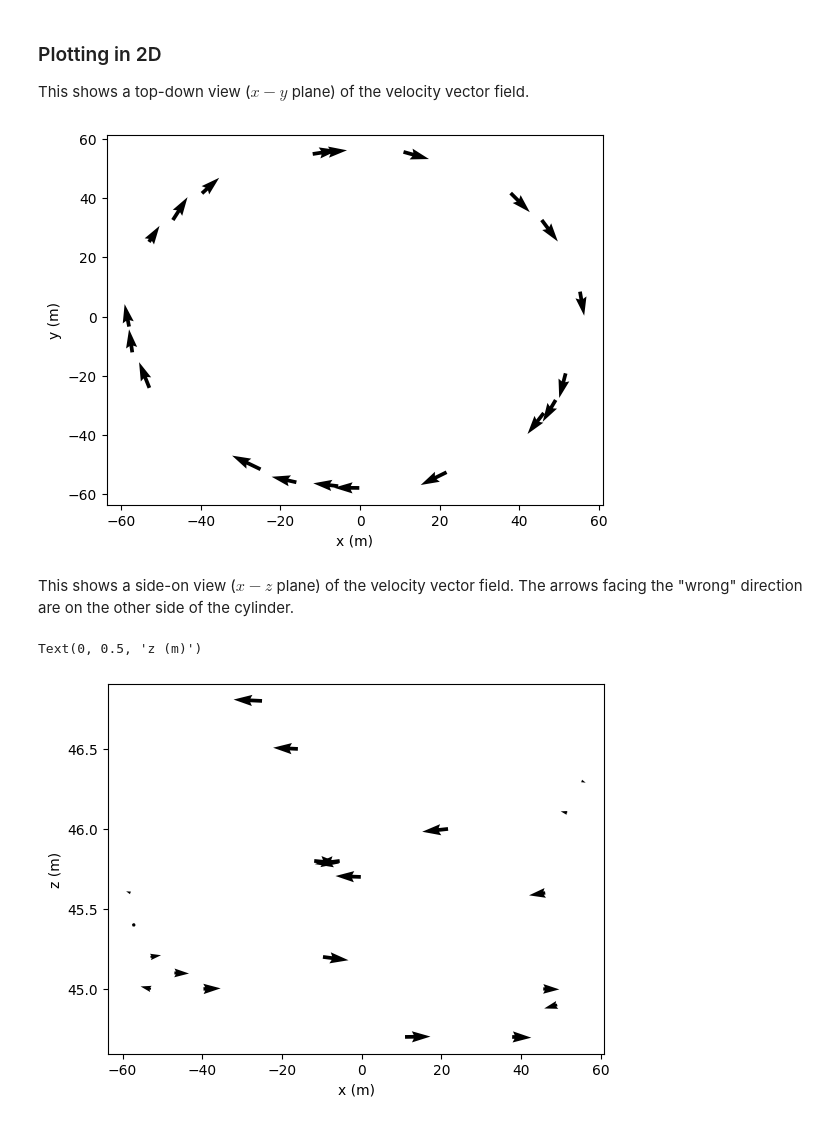
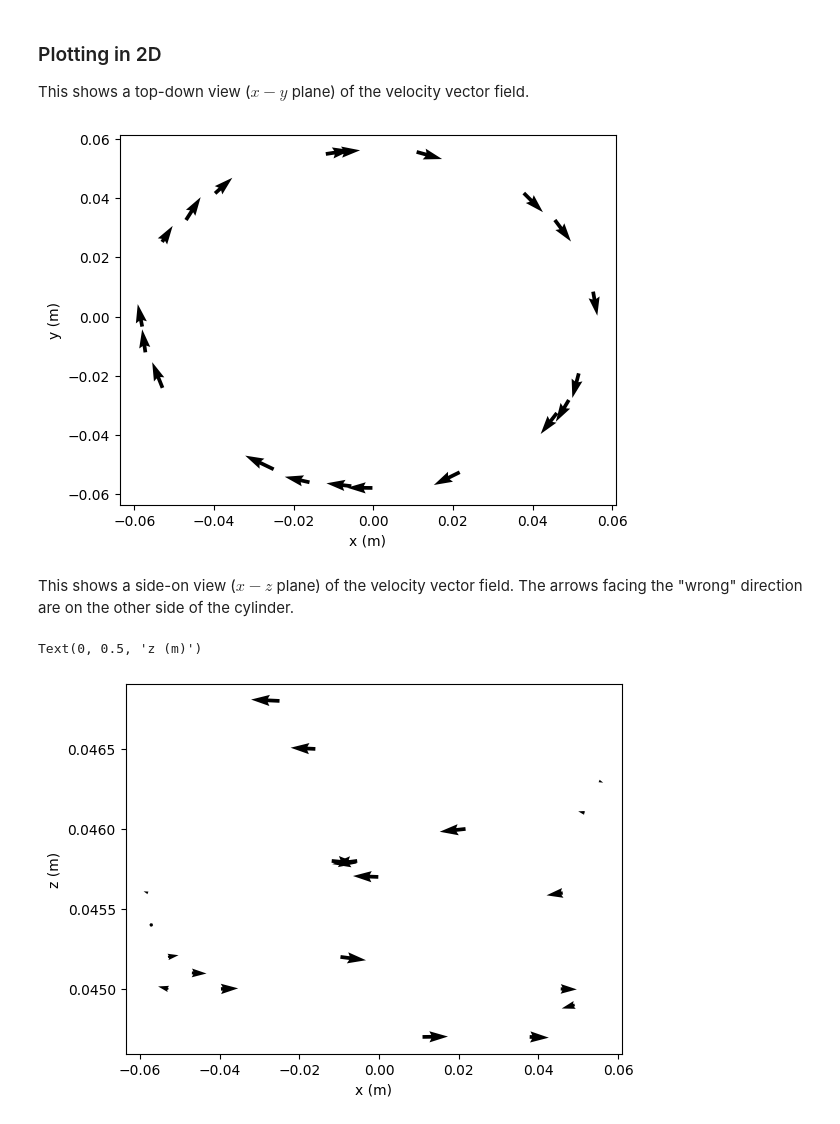
Before and after one commit to PEPT-Data-Analysis-Group/PEPT-, a Jupyter notebook: Water.ipynb, the cells around one changed output. Cells and saved outputs as stored; diff of their text form; code cells hidden in the pictures.

Commit message:
Adjusted units to metres for consistency

```diff
--- a/Water.ipynb
+++ b/Water.ipynb
@@ -137,12 +137,13 @@ Thus the ratio `n/k` tells us how many vectors are to to be shown.
 fig = plt.figure()
 ax = fig.add_subplot(111, projection='3d')
 
+mm_to_metres = 0.001
 n= 10000
 k = 500
 
-ax.quiver(df.iloc[5:n+5:k,1], df.iloc[5:n+5:k,2], df.iloc[5:n+5:k,3], vel_df.iloc[:n:k,0], vel_df.iloc[:n:k,1], vel_df.iloc[:n:k,2], length = 50, normalize = False)
-ax.set_xlabel('x (mm)')
-ax.set_ylabel('y (mm)')
-ax.set_zlabel('z (mm)')
+ax.quiver(df.iloc[5:n+5:k,1]*mm_to_metres, df.iloc[5:n+5:k,2]*mm_to_metres, df.iloc[5:n+5:k,3]*mm_to_metres, vel_df.iloc[:n:k,0]*mm_to_metres, vel_df.iloc[:n:k,1]*mm_to_metres, vel_df.iloc[:n:k,2]*mm_to_metres, length = 50, normalize = False)
+ax.set_xlabel('x (m)')
+ax.set_ylabel('y (m)')
+ax.set_zlabel('z (m)')
 plt.show()
 # %% [output]
@@ -152,20 +153,20 @@ plt.show()
 This shows a top-down view ($x-y$ plane) of the velocity vector field.
 # %%
 fig, ax = plt.subplots()
-ax.quiver(df.iloc[5:n+5:k,1], df.iloc[5:n+5:k,2], vel_df.iloc[:n:k,0], vel_df.iloc[:n:k,1] , scale =0.5)
-ax.set_xlabel('x (mm)')
-ax.set_ylabel('y (mm)')
+ax.quiver(df.iloc[5:n+5:k,1]*mm_to_metres, df.iloc[5:n+5:k,2]*mm_to_metres, vel_df.iloc[:n:k,0]*mm_to_metres, vel_df.iloc[:n:k,1]*mm_to_metres , scale =0.0005)
+ax.set_xlabel('x (m)')
+ax.set_ylabel('y (m)')
 
 plt.show()
 # %% [output]
-[figure, old version]
+[figure, new version]
 # %% [markdown]
 This shows a side-on view ($x-z$ plane) of the velocity vector field. The arrows facing the "wrong" direction are on the other side of the cylinder.
 # %%
 fig, ax = plt.subplots()
-ax.quiver(df.iloc[5:n+5:k,1], df.iloc[5:n+5:k,3], vel_df.iloc[:n:k,0], vel_df.iloc[:n:k,2] , scale =0.5)
-ax.set_xlabel('x (mm)')
-ax.set_ylabel('z (mm)')
+ax.quiver(df.iloc[5:n+5:k,1]*mm_to_metres, df.iloc[5:n+5:k,3]*mm_to_metres, vel_df.iloc[:n:k,0]*mm_to_metres, vel_df.iloc[:n:k,2]*mm_to_metres, scale =0.0005)
+ax.set_xlabel('x (m)')
+ax.set_ylabel('z (m)')
 # %% [output]
 Text(0, 0.5, 'z (m)')
-[figure, old version]
+[figure, new version]
```
Also changed, not shown: parts of 1 cell of this notebook.
